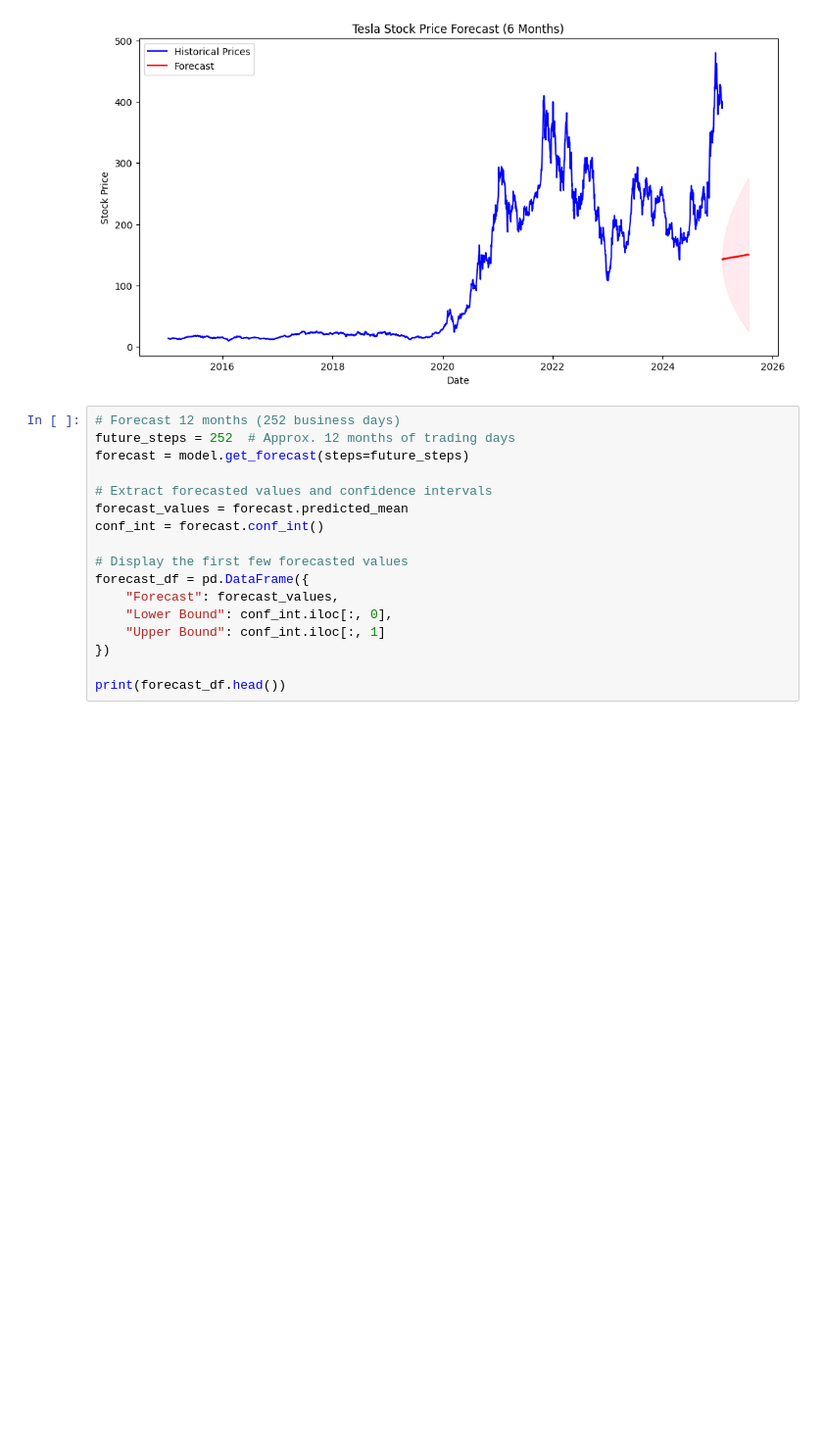
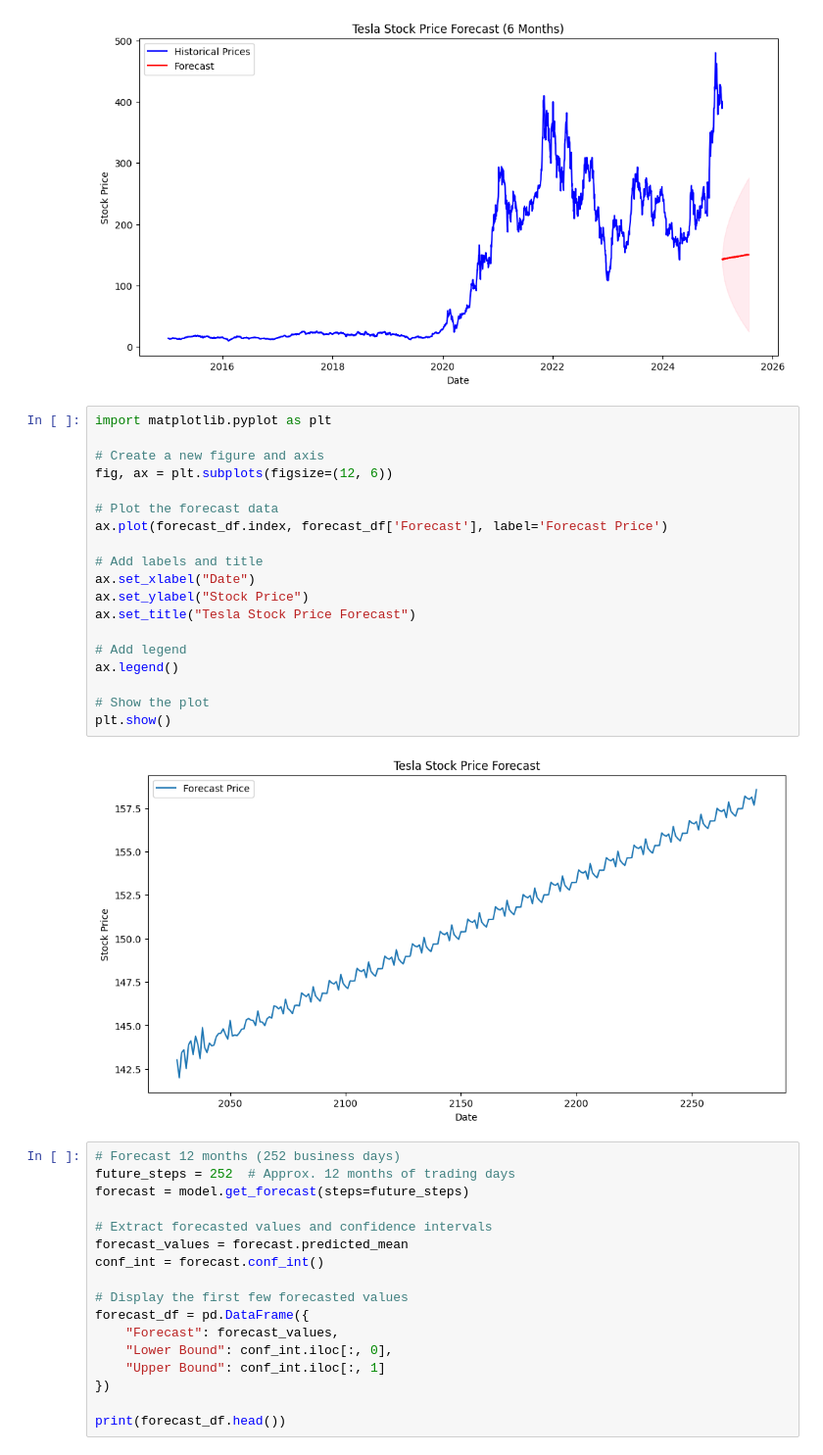
Before and after one commit to vlazacck/GMF-Investments-, a Jupyter notebook: notebooks/TSLA_Forecasting_Task3.ipynb, the cells around one changed output. Shown: that part at 98% size. Drawn from its saved outputs; the diff is of its cells as text; blank space fills up the shorter version.

```diff
--- a/notebooks/TSLA_Forecasting_Task3.ipynb
+++ b/notebooks/TSLA_Forecasting_Task3.ipynb
@@ -73,6 +73,27 @@ plt.legend()
 plt.show()
 # %% [output]
 [figure]
+# %%
+import matplotlib.pyplot as plt
+
+# Create a new figure and axis
+fig, ax = plt.subplots(figsize=(12, 6))
+
+# Plot the forecast data
+ax.plot(forecast_df.index, forecast_df['Forecast'], label='Forecast Price')
+
+# Add labels and title
+ax.set_xlabel("Date")
+ax.set_ylabel("Stock Price")
+ax.set_title("Tesla Stock Price Forecast")
+
+# Add legend
+ax.legend()
+
+# Show the plot
+plt.show()
+# %% [output]
+[figure, added]
 # %%
 # Forecast 12 months (252 business days)
 future_steps = 252  # Approx. 12 months of trading days
```
Also changed, not shown: 4 other files.
